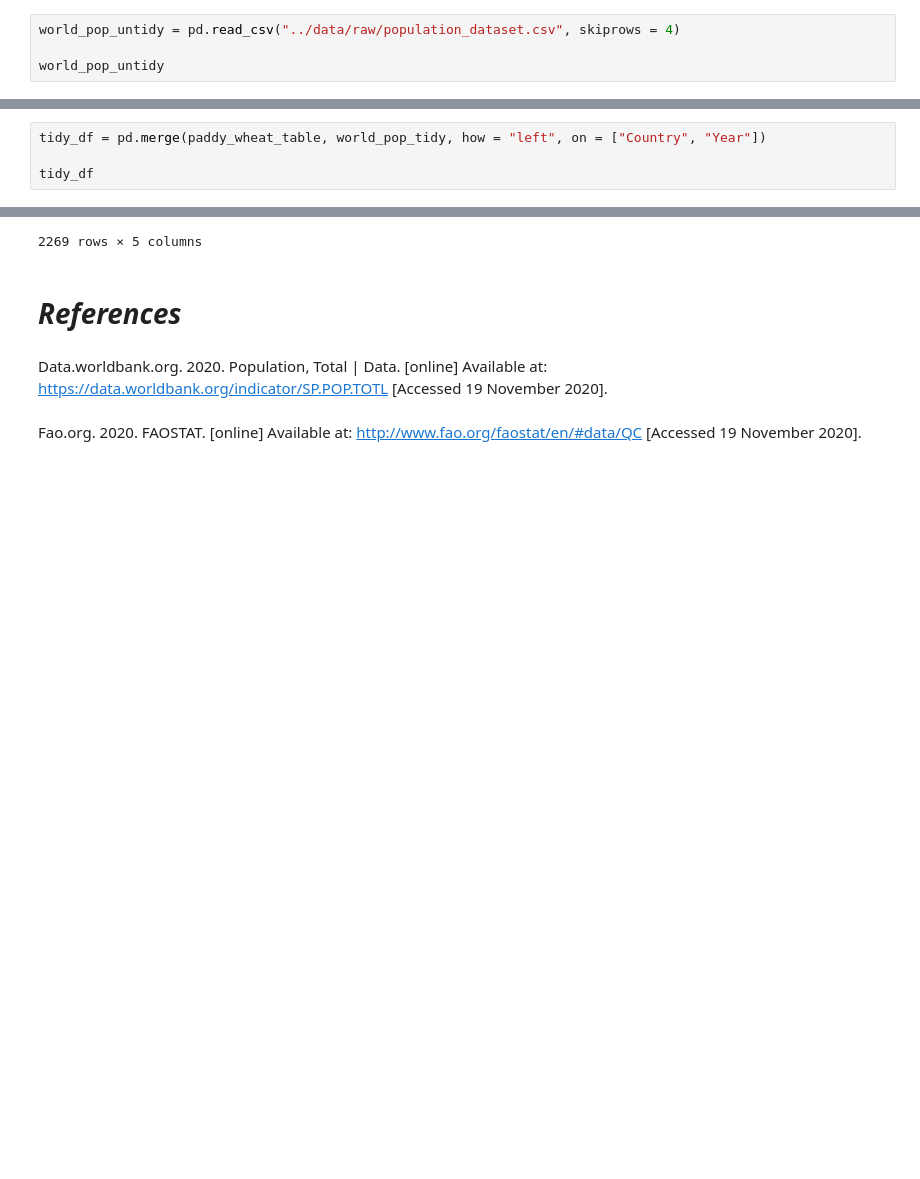
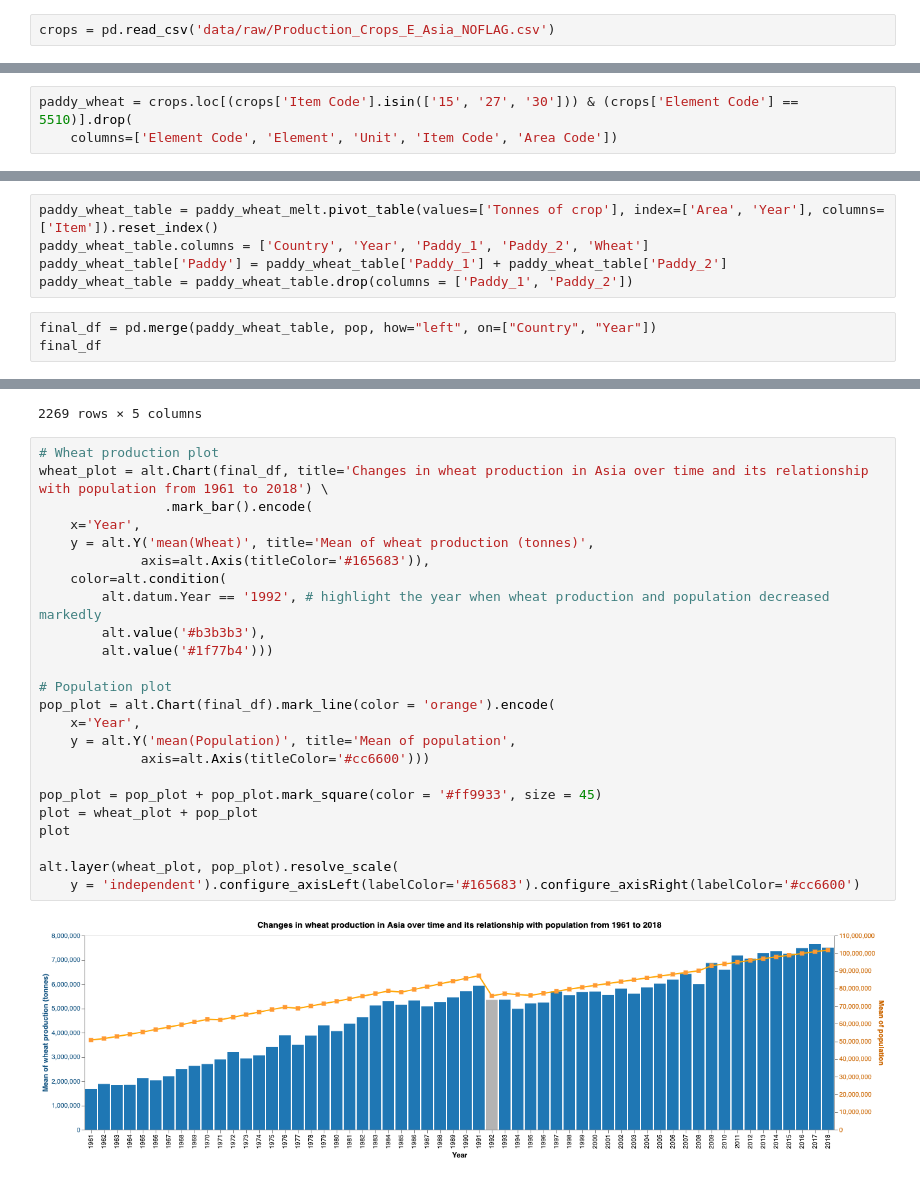
Before and after one commit to rahulkuriyedath/Breast-Cancer-Prediction, a Jupyter notebook: src/EDA.ipynb, the cells around one changed output, grey strips where cells are left out. Cells and saved outputs as stored; diff of their text form; blank space fills up the shorter version.

Commit message:
Prepare EDA to pull and merge

```diff
--- a/src/EDA.ipynb
+++ b/src/EDA.ipynb
@@ -33,4 +30,2 @@ import altair as alt
 # %%
-world_pop_untidy = pd.read_csv("../data/raw/population_dataset.csv", skiprows = 4)
-
-world_pop_untidy
+crops = pd.read_csv('data/raw/Production_Crops_E_Asia_NOFLAG.csv')
@@ -98 +32,4 @@ crop_untidy
+# %%
+paddy_wheat = crops.loc[(crops['Item Code'].isin(['15', '27', '30'])) & (crops['Element Code'] == 5510)].drop(
+    columns=['Element Code', 'Element', 'Unit', 'Item Code', 'Area Code'])
 # %%
@@ -151,7 +51,11 @@ paddy_wheat_table
+# %%
+paddy_wheat_table = paddy_wheat_melt.pivot_table(values=['Tonnes of crop'], index=['Area', 'Year'], columns=['Item']).reset_index()
+paddy_wheat_table.columns = ['Country', 'Year', 'Paddy_1', 'Paddy_2', 'Wheat']
+paddy_wheat_table['Paddy'] = paddy_wheat_table['Paddy_1'] + paddy_wheat_table['Paddy_2']
+paddy_wheat_table = paddy_wheat_table.drop(columns = ['Paddy_1', 'Paddy_2'])
 # %%
-tidy_df = pd.merge(paddy_wheat_table, world_pop_tidy, how = "left", on = ["Country", "Year"])
-
-tidy_df
+final_df = pd.merge(paddy_wheat_table, pop, how="left", on=["Country", "Year"])
+final_df
 # %% [output]
 |  | Country | Year | Wheat | Paddy | Population |
 | 0 | Afghanistan | 1961 | 2279000.0 | 531773.0 | 9169410.0 |
@@ -166,9 +70,29 @@ tidy_df
 | 2267 | Yemen, Rep. | 2017 | 95651.0 | NaN | 27834821.0 |
 | 2268 | Yemen, Rep. | 2018 | 105503.0 | NaN | 28498687.0 |
 2269 rows × 5 columns
-# %% [markdown]
-# _References_
-# %% [markdown]
-Data.worldbank.org. 2020. Population, Total | Data. [online] Available at: <https://data.worldbank.org/indicator/SP.POP.TOTL> [Accessed 19 November 2020].
-# %% [markdown]
-Fao.org. 2020. FAOSTAT. [online] Available at: <http://www.fao.org/faostat/en/#data/QC> [Accessed 19 November 2020].
+# %%
+# Wheat production plot
+wheat_plot = alt.Chart(final_df, title='Changes in wheat production in Asia over time and its relationship with population from 1961 to 2018') \
+                .mark_bar().encode(
+    x='Year',
+    y = alt.Y('mean(Wheat)', title='Mean of wheat production (tonnes)',
+             axis=alt.Axis(titleColor='#165683')),
+    color=alt.condition(
+        alt.datum.Year == '1992', # highlight the year when wheat production and population decreased markedly
+        alt.value('#b3b3b3'),
+        alt.value('#1f77b4')))
+
+# Population plot
+pop_plot = alt.Chart(final_df).mark_line(color = 'orange').encode(
+    x='Year',
+    y = alt.Y('mean(Population)', title='Mean of population',
+             axis=alt.Axis(titleColor='#cc6600')))
+
+pop_plot = pop_plot + pop_plot.mark_square(color = '#ff9933', size = 45)
+plot = wheat_plot + pop_plot
+plot
+
+alt.layer(wheat_plot, pop_plot).resolve_scale(
+    y = 'independent').configure_axisLeft(labelColor='#165683').configure_axisRight(labelColor='#cc6600')
+# %% [output]
+[figure, added]
```
Also changed, not shown: parts of 17 cells of this notebook.
